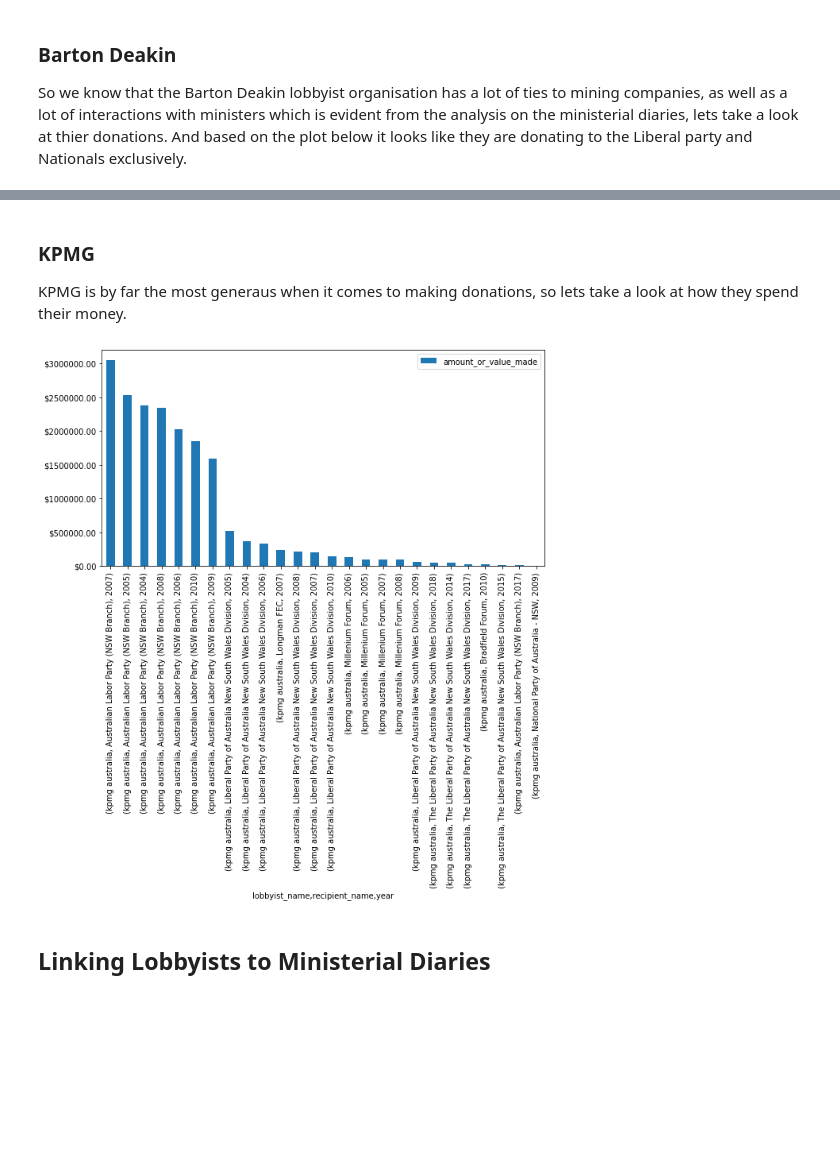
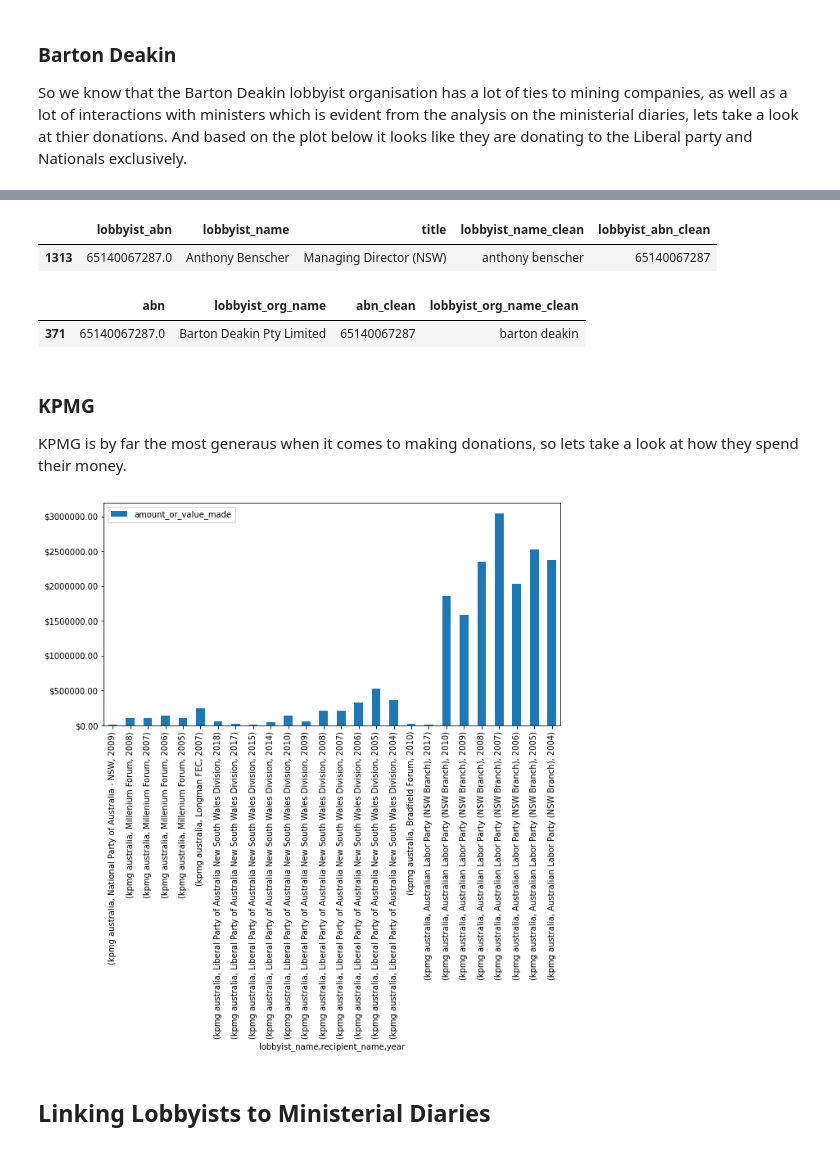
Before and after one commit to sjeruto/ARDC-Project, a Jupyter notebook: notebooks/mg_workbook.ipynb, the cells around one changed output, grey strips where cells are left out. Drawn from its saved outputs; the diff is of its cells as text; code cells hidden in the pictures; blank space fills up the shorter version.

```diff
--- a/notebooks/mg_workbook.ipynb
+++ b/notebooks/mg_workbook.ipynb
@@ -886,17 +892,29 @@ ax.yaxis.set_major_formatter('${x:1.2f}')
+# %%
+all_lobbyist_employees_df[all_lobbyist_employees_df['lobbyist_name_clean'] == 'anthony benscher']
+# all_lobbyist_employees_df.columns
+# %% [output]
+|  | lobbyist_abn | lobbyist_name | title | lobbyist_name_clean | lobbyist_abn_clean |
+| 1313 | 65140067287.0 | Anthony Benscher | Managing Director (NSW) | anthony benscher | 65140067287 |
+# %%
+unique_lobbyist_orgs_df[unique_lobbyist_orgs_df['abn_clean'] == 65140067287]
+# %% [output]
+|  | abn | lobbyist_org_name | abn_clean | lobbyist_org_name_clean |
+| 371 | 65140067287.0 | Barton Deakin Pty Limited | 65140067287 | barton deakin |
 # %% [markdown]
 ### KPMG
 
 KPMG is by far the most generaus when it comes to making donations, so lets take a look at how they spend their money.
 # %%
 kpmg_donations_df = lobbyist_donations_df[lobbyist_donations_df['lobbyist_name'] == 'kpmg australia']
+kpmg_donations_df.loc[kpmg_donations_df['recipient_name'].str.startswith('The Liberal'), 'recipient_name'] = "Liberal Party of Australia New South Wales Division"
 ax = kpmg_donations_df[['year', 'lobbyist_name','amount_or_value_made','recipient_name']] \
     .groupby(['lobbyist_name','recipient_name','year']).sum() \
-    .sort_values('amount_or_value_made', ascending=False).plot.bar()
+    .sort_values(['recipient_name', 'year'], ascending=False).plot.bar()
 ax.yaxis.set_major_formatter('${x:1.2f}')
 
 # squarify.plot(mining_donation_totals['amount_or_value_made'].astype(int), label=mining_donation_totals['mining_company_name'])
 # %% [output]
-[figure, old version]
+[figure, new version]
 # %% [markdown]
 ## Linking Lobbyists to Ministerial Diaries
 # %%
```
Also changed, not shown: parts of 5 cells of this notebook, 1 other file.
